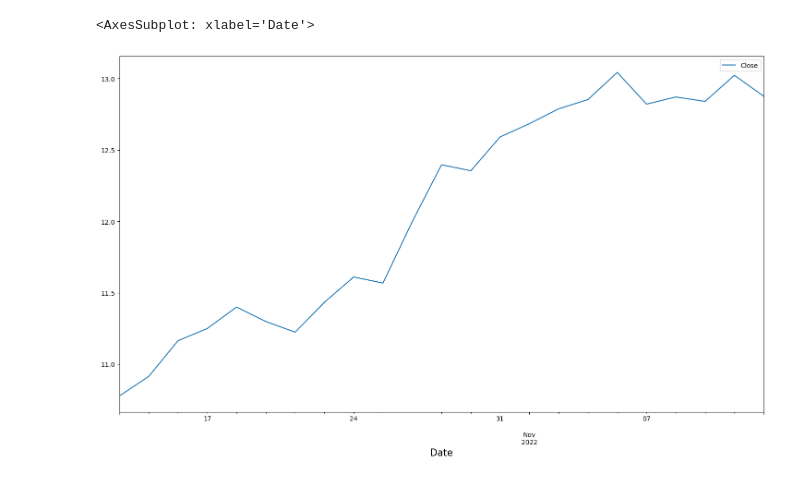
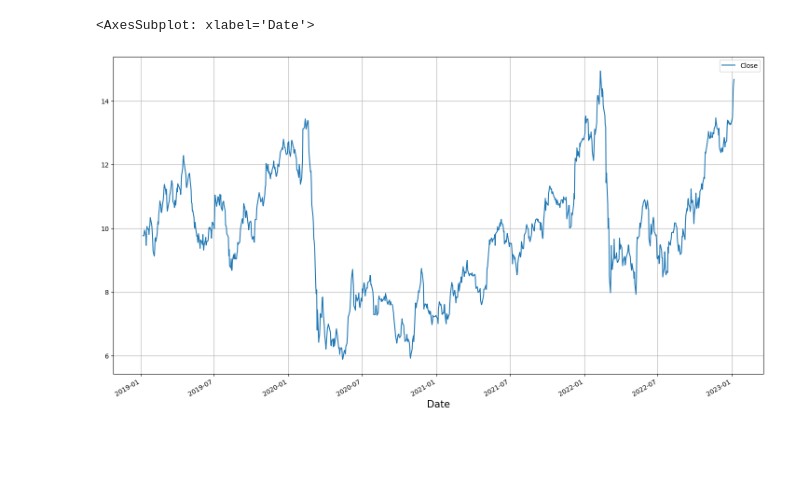
Before and after one commit to NicoGiamm/MachineLearning-DataScience_smallprojects, a Jupyter notebook: Stock Forecast Full project/Unicredit_test.ipynb, the cells around one changed output. Drawn from its saved outputs; the diff is of its cells as text; code cells hidden in the pictures; blank space fills up the shorter version.

```diff
--- a/Stock Forecast Full project/Unicredit_test.ipynb
+++ b/Stock Forecast Full project/Unicredit_test.ipynb
@@ -20,6 +20,7 @@ from pandas_datareader import data as web
 
 plt.rcParams['figure.figsize'] = (18, 10)
 plt.rcParams['axes.labelsize'] = 15
+plt.rcParams['axes.grid'] = True
 # %%
 today = date.today()
 start_date = today - relativedelta(years=4)
@@ -63,8 +64,8 @@ unicredit
 # %%
-unicredit['2022-10-12':].plot()
+unicredit.plot()
 # %% [output]
 <AxesSubplot: xlabel='Date'>
-[figure, old version]
+[figure, new version]
 # %%
 sd = seasonal_decompose(unicredit, period=30)
 sd.plot()
```
Also changed, not shown: parts of 10 cells of this notebook, 1 other file.
